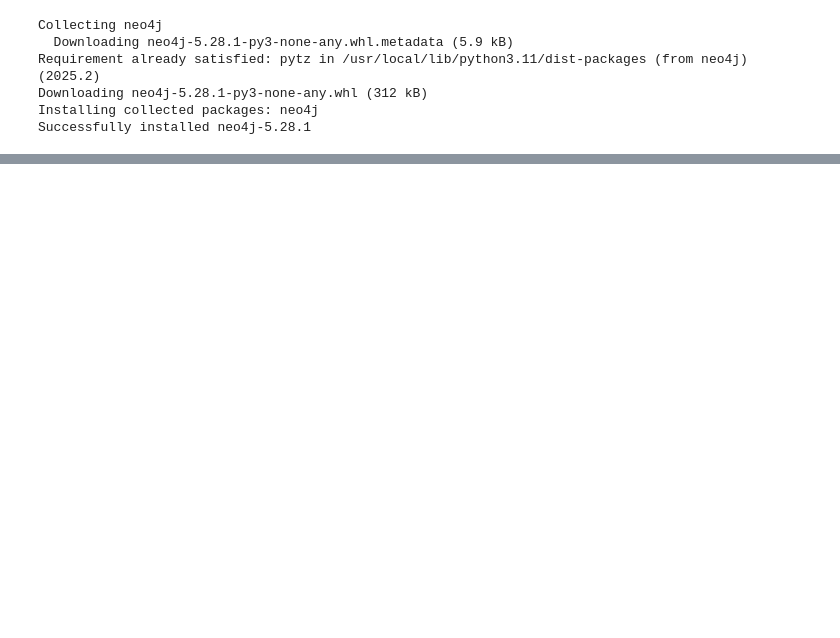
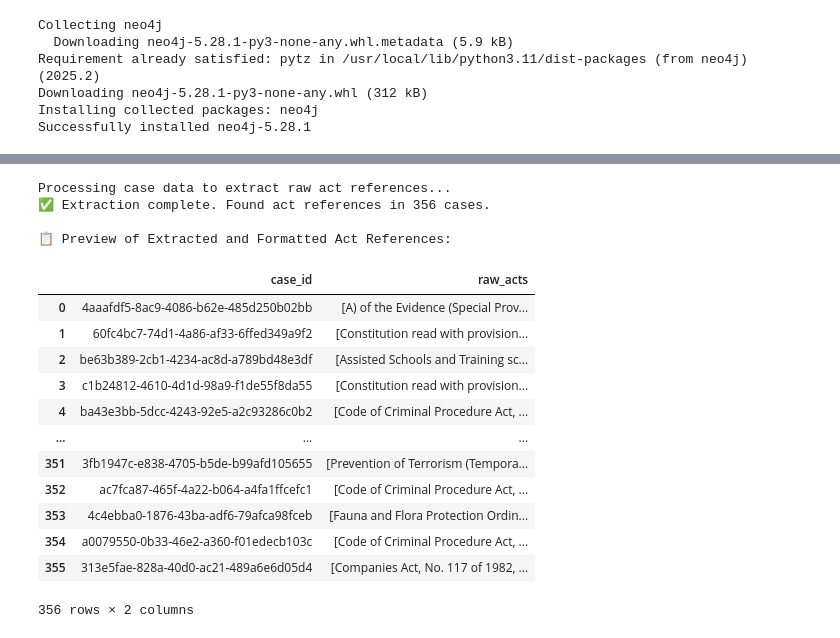
Before and after one commit to HackElite-FYP/Legal-Research-Platform-Core, a Jupyter notebook: cases, acts reference.ipynb, the cells around one changed output, grey strips where cells are left out. Saved outputs shown, nothing was run; the diff lists cells and outputs as text; code cells hidden in the pictures; blank space fills up the shorter version.

Commit message:
acts case reference modifications

```diff
--- a/cases, acts reference.ipynb
+++ b/cases, acts reference.ipynb
@@ -36,48 +38,51 @@ except FileNotFoundError:
 # %%
-# ⚙️ Extraction Logic and Data Processing
+# 📌 Define function to extract and format acts in "Act Name, No. X of YYYY" format
+def extract_acts(text):
+    pattern = r'([A-Z][a-zA-Z\s()]*?Act(?:,?|\s+))\s*No\.?\s*(\d+)\s*(?:of)?\s*(\d{4})'
+    matches = re.findall(pattern, text)
+    return [f"{name.strip()}, No. {num} of {year}" for name, num, year in matches]
 
-# This improved regex uses capture groups to cleanly isolate the name, number, and year.
-act_pattern = re.compile(
-    # Group 1: The Act Name (e.g., "The Evidence Act")
-    r'\b((?:[A-Z][a-z]+(?:[’\'])?[a-z]*\s+){0,8}(?:Act|Code|Ordinance|Law|Regulation|Rules))\s+'
-    # Group 2: The Act Number
-    r'(?:No\.?|Number)\s*(\d+)\s+'
-    # Group 3: The Act Year
-    r'of\s*(\d{4})',
-    re.IGNORECASE
-)
-
-case_act_map = []
+# 🧠 Process each case's content
+raw_case_act_map = []
 if case_data:
-    print("Processing case data to extract and standardize acts...")
+    print("Processing case data to extract raw act references...")
     for case in case_data:
         case_id = case.get("id", "Unknown")
-        content = case.get("text", "")
-        # Pre-process content to handle newlines, which can break regex matching
-        content = content.replace('\n', ' ')
+        content = case.get("text", "").replace('\n', ' ')
 
-        standardized_acts = set()
+        # 🔍 Use the extract_acts function instead of inline regex
+        acts_found = extract_acts(content)
 
-        # Find all matches and build the clean string directly from the components
-        for match in act_pattern.finditer(content):
-            name = ' '.join(p.capitalize() for p in match.group(1).strip().split())
-            number = match.group(2)
-            year = match.group(3)
+        if acts_found:
+            raw_case_act_map.append({
+                "case_id": case_id,
+                "raw_acts": sorted(list(set(acts_found)))
+            })
 
-            standardized_act = f"{name} No. {number} of {year}"
-            standardized_acts.add(standardized_act)
-
-        case_act_map.append({
-            "case_id": case_id,
-            "standardized_acts": sorted(list(standardized_acts))
-        })
-    print("✅ Processing complete.")
+    print(f"✅ Extraction complete. Found act references in {len(raw_case_act_map)} cases.")
 else:
     print("⚠️ No case data to process.")
 
-# Preview the clean, extracted data
-df = pd.DataFrame(case_act_map)
-pd.set_option('display.max_colwidth', None)
-print("\n📋 Preview of Extracted and Standardized Acts:")
-display(df)
+# 📊 Preview the result
+raw_df = pd.DataFrame(raw_case_act_map)
+print("\n📋 Preview of Extracted and Formatted Act References:")
+display(raw_df)
+# %% [output]
+Processing case data to extract raw act references...
+✅ Extraction complete. Found act references in 356 cases.
+
+📋 Preview of Extracted and Formatted Act References:
+|  | case_id | raw_acts |
+| 0 | 4aaafdf5-8ac9-4086-b62e-485d250b02bb | [A) of the Evidence (Special Prov... |
+| 1 | 60fc4bc7-74d1-4a86-af33-6ffed349a9f2 | [Constitution read with provision... |
+| 2 | be63b389-2cb1-4234-ac8d-a789bd48e3df | [Assisted Schools and Training sc... |
+| 3 | c1b24812-4610-4d1d-98a9-f1de55f8da55 | [Constitution read with provision... |
+| 4 | ba43e3bb-5dcc-4243-92e5-a2c93286c0b2 | [Code of Criminal Procedure Act, ... |
+| ... | ... | ... |
+| 351 | 3fb1947c-e838-4705-b5de-b99afd105655 | [Prevention of Terrorism (Tempora... |
+| 352 | ac7fca87-465f-4a22-b064-a4fa1ffcefc1 | [Code of Criminal Procedure Act, ... |
+| 353 | 4c4ebba0-1876-43ba-adf6-79afca98fceb | [Fauna and Flora Protection Ordin... |
+| 354 | a0079550-0b33-46e2-a360-f01edecb103c | [Code of Criminal Procedure Act, ... |
+| 355 | 313e5fae-828a-40d0-ac21-489a6e6d05d4 | [Companies Act, No. 117 of 1982, ... |
+356 rows × 2 columns
 # %%
```
Also changed, not shown: parts of 3 cells of this notebook.
